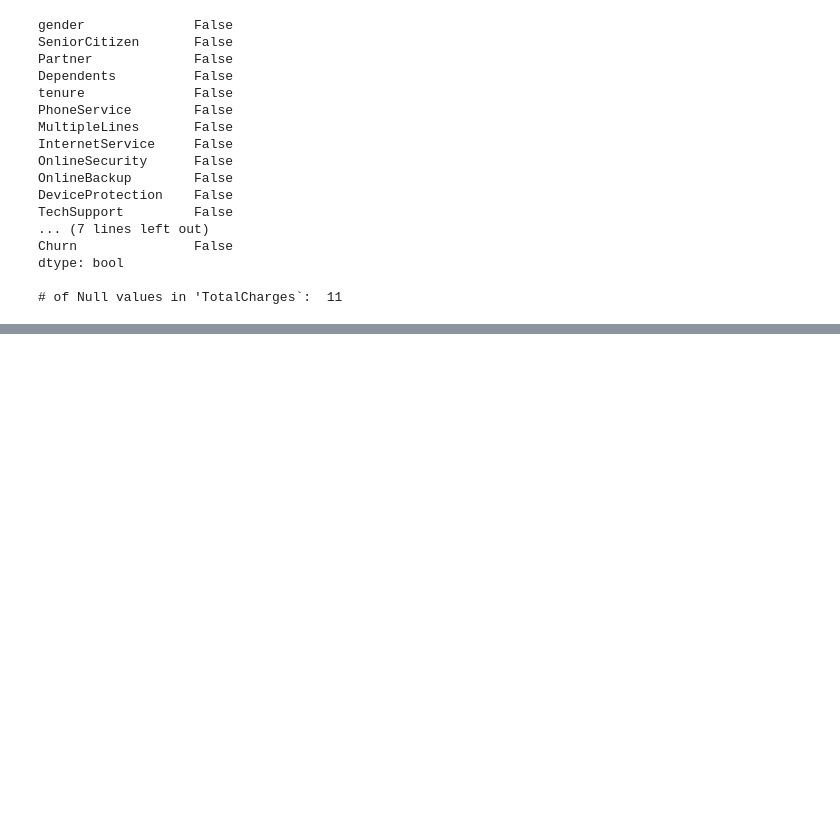
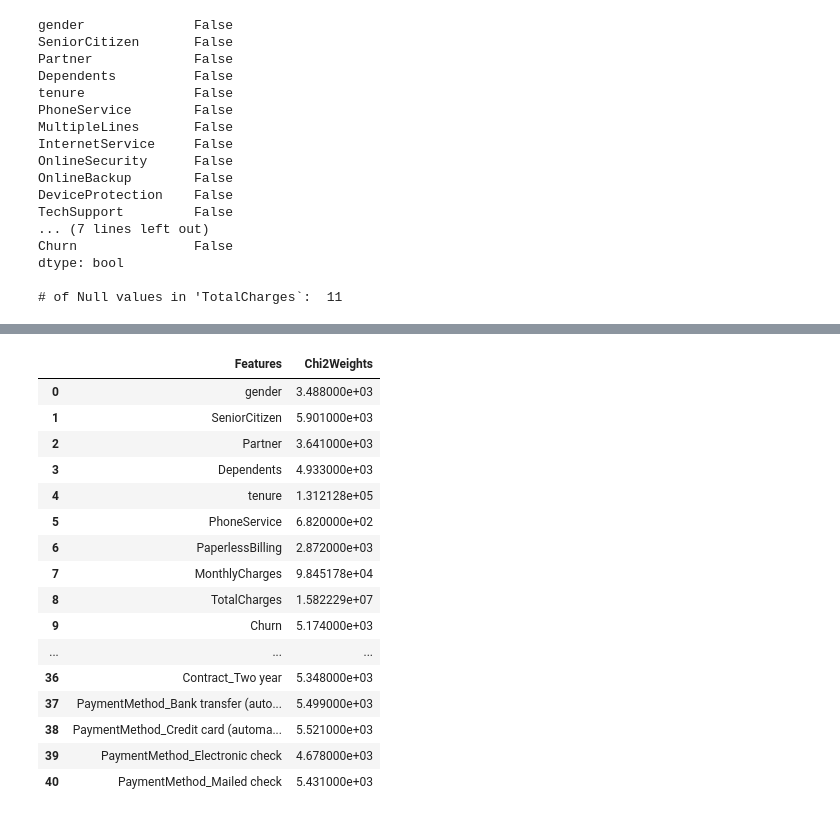
Before and after one commit to Greviansonula/Customer-Churn, a Jupyter notebook: Notebook.ipynb, the cells around one changed output, grey strips where cells are left out. Cells and saved outputs as stored; diff of their text form; code cells hidden in the pictures; blank space fills up the shorter version.

```diff
--- a/Notebook.ipynb
+++ b/Notebook.ipynb
@@ -103,0 +141,26 @@ data.head()
+# %%
+result = pd.DataFrame(columns=['Features', 'Chi2Weights'])
+
+for i in range(len(data.columns)):
+    chi2, p = chisquare(data[data.columns[i]])
+    result = result.append([pd.Series([data.columns[i], chi2], index=result.columns)], ignore_index=True)
+# %%
+result
+# %% [output]
+|  | Features | Chi2Weights |
+| 0 | gender | 3.488000e+03 |
+| 1 | SeniorCitizen | 5.901000e+03 |
+| 2 | Partner | 3.641000e+03 |
+| 3 | Dependents | 4.933000e+03 |
+| 4 | tenure | 1.312128e+05 |
+| 5 | PhoneService | 6.820000e+02 |
+| 6 | PaperlessBilling | 2.872000e+03 |
+| 7 | MonthlyCharges | 9.845178e+04 |
+| 8 | TotalCharges | 1.582229e+07 |
+| 9 | Churn | 5.174000e+03 |
+| ... | ... | ... |
+| 36 | Contract_Two year | 5.348000e+03 |
+| 37 | PaymentMethod_Bank transfer (auto... | 5.499000e+03 |
+| 38 | PaymentMethod_Credit card (automa... | 5.521000e+03 |
+| 39 | PaymentMethod_Electronic check | 4.678000e+03 |
+| 40 | PaymentMethod_Mailed check | 5.431000e+03 |
```
Also changed, not shown: parts of 6 cells of this notebook.
